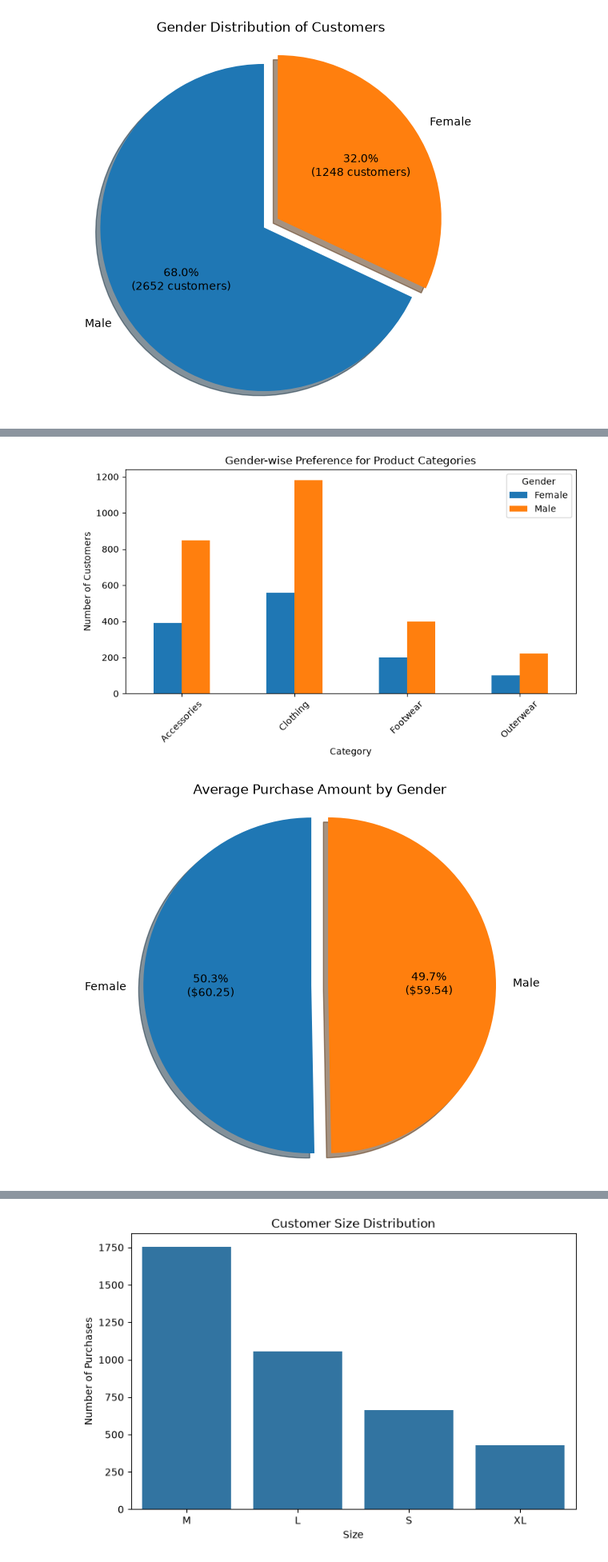
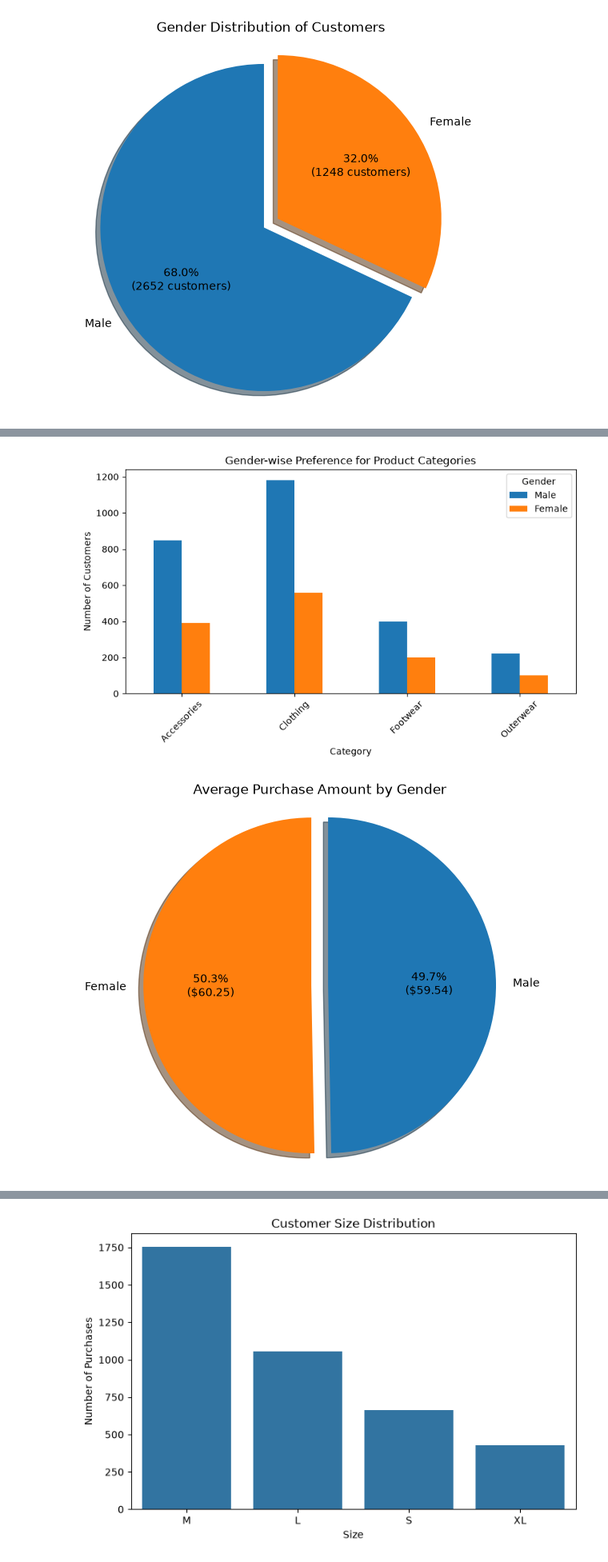
Before and after one commit to vaibhavkashyap521/Customer-Analysis, a Jupyter notebook: Analysis1.ipynb, the cells around one changed output, grey strips where cells are left out. Shown at 80% size. Saved outputs shown, nothing was run; the diff lists cells and outputs as text; code cells hidden in the pictures.

```diff
--- a/Analysis.ipynb
+++ b/Analysis1.ipynb
@@ -311,9 +329,17 @@ plt.show()
 # %%
+# PLOTTING GRAPH FOR GENDER-WISE PREFERENCE FOR PRODUCT CATEGORIES
+import matplotlib.pyplot as plt
+import pandas as pd
+
 gender_category = pd.crosstab(df["Category"], df["Gender"])
+
+
+gender_category = gender_category[["Male", "Female"]]
 
 gender_category.plot(
     kind="bar",
-    figsize=(8,5)
+    figsize=(8,5),
+    color=["#1f77b4", "#ff7f0e"]
 )
 
 plt.xlabel("Category")
@@ -325,32 +351,38 @@ plt.legend(title="Gender")
 plt.tight_layout()
 plt.show()
 # %% [output]
-[figure, old version]
+[figure, new version]
 # %%
+# PLOTTING GRAPH FOR AVERGE PURCHASE AMOUNT BY GENDER
 avg_purchase_gender = df.groupby("Gender")["Purchase Amount (USD)"].mean()
-
 
 def autopct_format(values):
     def my_format(pct):
         total = sum(values)
         value = pct * total / 100.0
         return f"{pct:.1f}%\n(${value:.2f})"
     return my_format
 
+
+colors = ["#1f77b4" if gender == "Male" else "#ff7f0e"
+          for gender in avg_purchase_gender.index]
+
 plt.figure(figsize=(6,6))
+
 plt.pie(
     avg_purchase_gender.values,
     labels=avg_purchase_gender.index,
     autopct=autopct_format(avg_purchase_gender.values),
     startangle=90,
     explode=(0.05, 0.05),
-    shadow=True
+    shadow=True,
+    colors=colors
 )
 
 plt.title("Average Purchase Amount by Gender")
 plt.axis("equal")
 
 plt.show()
 # %% [output]
-[figure, old version]
+[figure, new version]
 # %%
```
Also changed, not shown: parts of 30 cells of this notebook.
